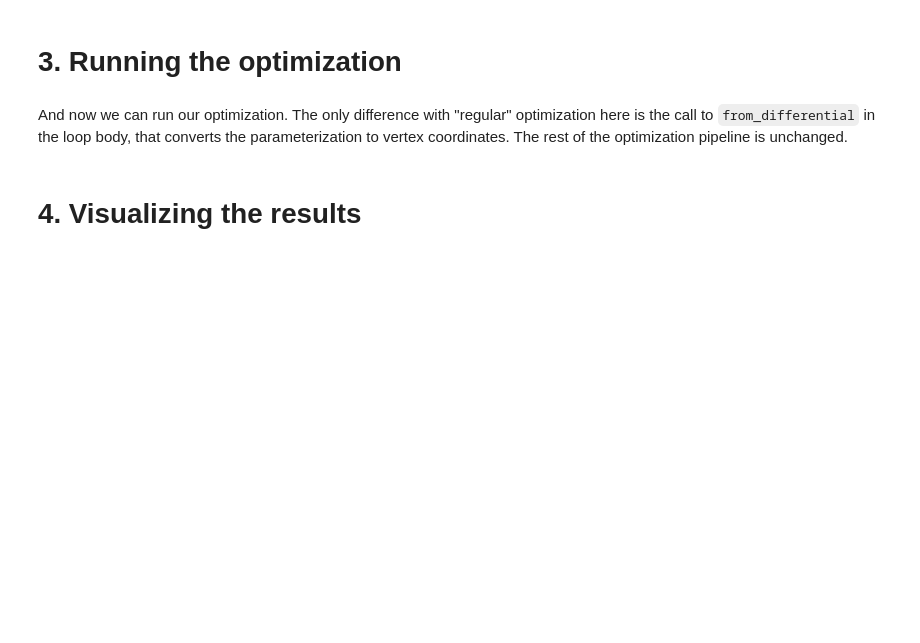
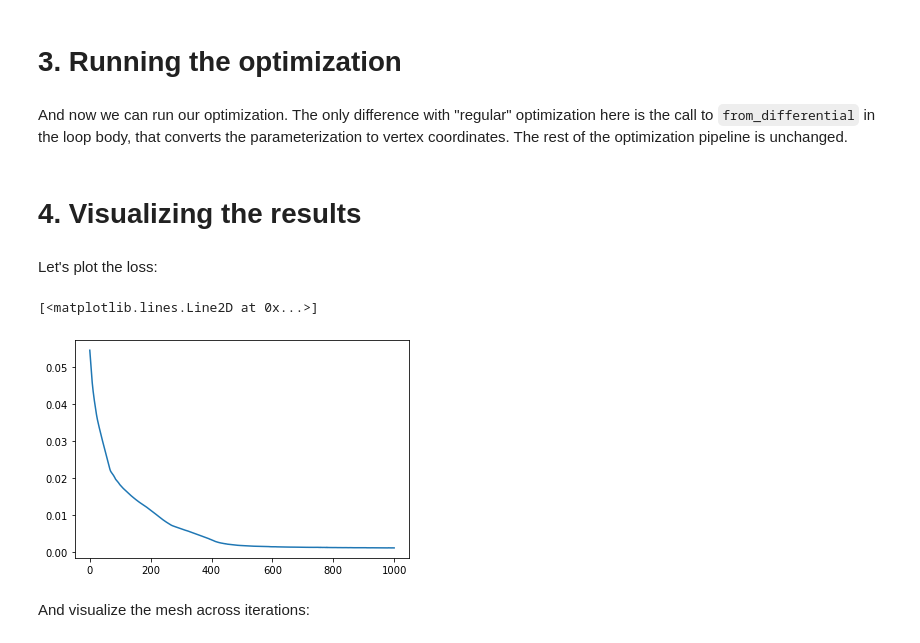
Before and after one commit to rgl-epfl/large-steps-pytorch, a Jupyter notebook: Tutorial.ipynb, the cells around one changed output. Cells and saved outputs as stored; diff of their text form; code cells hidden in the pictures; blank space fills up the shorter version.

```diff
--- a/Tutorial.ipynb
+++ b/Tutorial.ipynb
@@ -55,9 +58,9 @@ Now it's time to setup the optimization. First, let us import what we need. We n
 from largesteps.parameterize import from_differential, to_differential
 from largesteps.geometry import compute_matrix
 # %%
-steps = 2000 # Number of optimization steps
-step_size = 1e-1 # Step size
-lambda_ = 49 # Hyperparameter lambda of our method, used to compute the matrix (I + lambda_*L)
+steps = 1000 # Number of optimization steps
+step_size = 3e-2 # Step size
+lambda_ = 19 # Hyperparameter lambda of our method, used to compute the matrix (I + lambda_*L)
 # %% [markdown]
 Now we need to parameterize our shape.
 # %%
@@ -89,3 +76,6 @@ opt = AdamUniform(opt_params, step_size)
+# %%
+u.requires_grad = True
+opt = AdamUniform([u], step_size)
 # %%
 # Dictionary that is returned in the end, contains useful information for debug/analysis
 v_steps = torch.zeros((steps+1, *v.shape), device='cuda')
@@ -107,7 +97,7 @@ for it in trange(steps):
     n = compute_vertex_normals(v, f, face_normals)
 
     # Render images
-    opt_imgs = renderer.render(tr + v, n, f)
+    opt_imgs = renderer.render(v, n, f)
 
     # Compute L1 image loss
     loss = (opt_imgs - ref_imgs).abs().mean()
@@ -115,7 +105,7 @@ for it in trange(steps):
     # Record optimization state for later processing
     with torch.no_grad():
         losses[it] = loss
-        v_steps[it] = v + tr
+        v_steps[it] = v
 
     # Backpropagate
     opt.zero_grad()
@@ -126,11 +116,11 @@ for it in trange(steps):
 # %%
 with torch.no_grad():
     # Render images
-    opt_imgs = renderer.render(tr + v, n, f)
+    opt_imgs = renderer.render(v, n, f)
     # Compute L1 image loss
     loss = (opt_imgs - ref_imgs).abs().mean()
     losses[-1] = loss
-    v_steps[-1] = v + tr
+    v_steps[-1] = v
 # %% [markdown]
 # 4. Visualizing the results
 # %%
@@ -147,6 +137,15 @@ shading_params = {
     "colormap": "viridis",
     "wireframe": True, "wire_width": 0.03, "wire_color": "black"
 }
+# %% [markdown]
+Let's plot the loss:
+# %%
+plt.plot(losses.cpu().numpy())
+# %% [output]
+[<matplotlib.lines.Line2D at 0x...>]
+[figure, added]
+# %% [markdown]
+And visualize the mesh across iterations:
 # %%
 @interact(it=(0, steps-1))
 def plot_verts(it):
```
Also changed, not shown: parts of 6 cells of this notebook, 13 other files.
